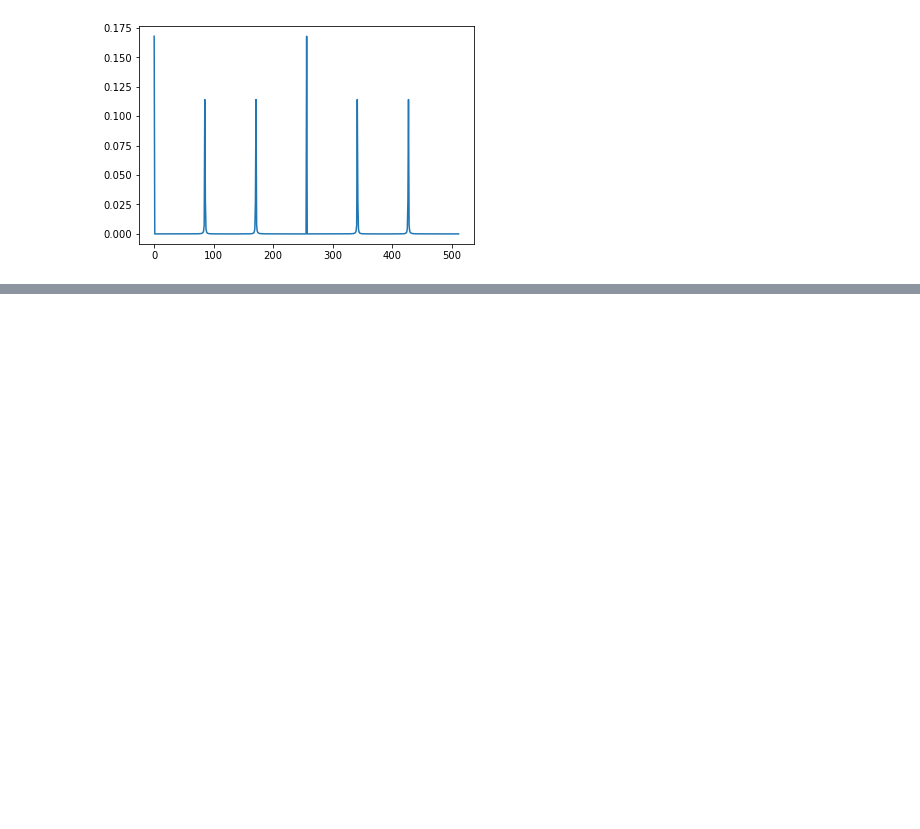
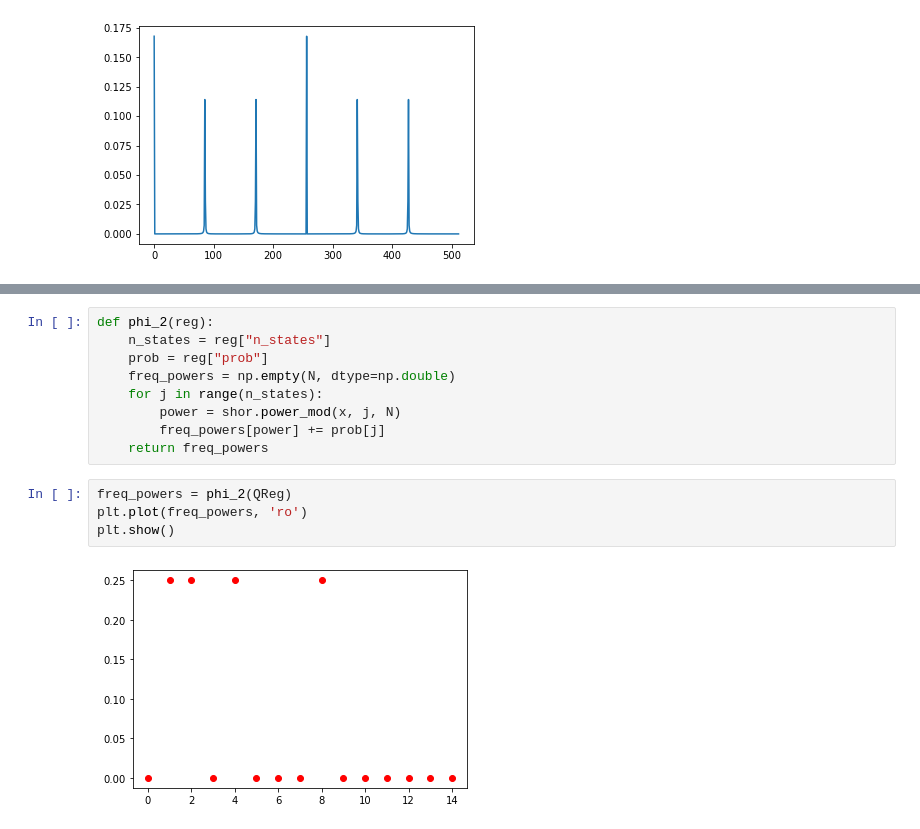
Before and after one commit to jt9485/shor, a Jupyter notebook: notebook.ipynb, the cells around one changed output, grey strips where cells are left out. Cells and saved outputs as stored; diff of their text form; blank space fills up the shorter version.

```diff
--- a/notebook.ipynb
+++ b/notebook.ipynb
@@ -26,0 +67,15 @@ plt.show()
+# %%
+def phi_2(reg):
+    n_states = reg["n_states"]
+    prob = reg["prob"]
+    freq_powers = np.empty(N, dtype=np.double)
+    for j in range(n_states):
+        power = shor.power_mod(x, j, N)
+        freq_powers[power] += prob[j]
+    return freq_powers
+# %%
+freq_powers = phi_2(QReg)
+plt.plot(freq_powers, 'ro')
+plt.show()
+# %% [output]
+[figure, added]
```
Also changed, not shown: parts of 10 cells of this notebook.
